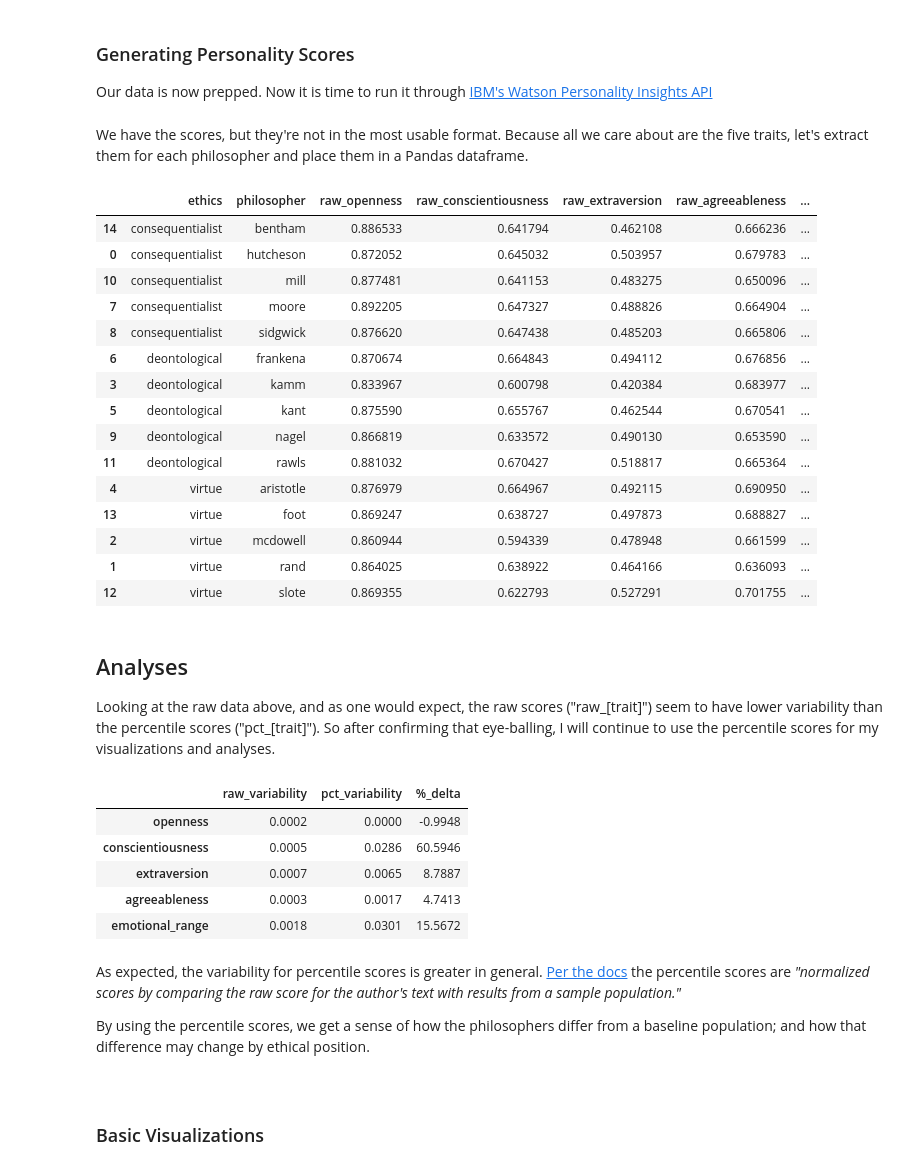
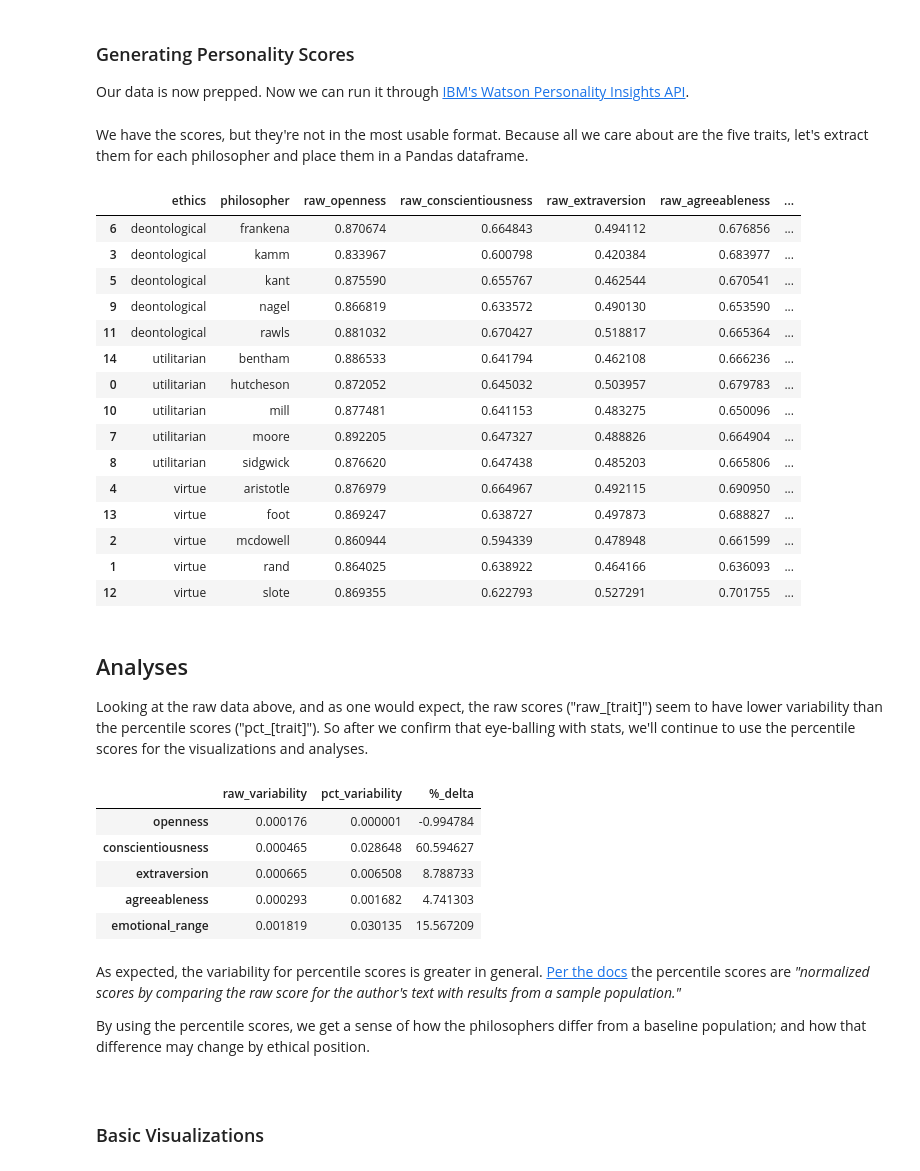
Before and after one commit to josh-hm/philosopher_personalities, a Jupyter notebook: philosopher_personality_analysis.ipynb, the cells around one changed output. Cells and saved outputs as stored; diff of their text form; code cells hidden in the pictures.

```diff
--- a/philosopher_personality_analysis.ipynb
+++ b/philosopher_personality_analysis.ipynb
@@ -171,7 +173,7 @@ for author, start_text in start_of_text.items():
 # %% [markdown]
 ### Generating Personality Scores
 
-Our data is now prepped.  Now it is time to run it through [IBM's Watson Personality Insights API](https://www.ibm.com/watson/services/personality-insights/)
+Our data is now prepped.  Now we can run it through [IBM's Watson Personality Insights API](https://www.ibm.com/watson/services/personality-insights/).
 # %%
 import json
 import os
@@ -239,7 +238,7 @@ cols = ['ethics',
 
 virtue = ['aristotle', 'foot', 'mcdowell', 'rand', 'slote']
 deontological = ['frankena', 'kamm', 'kant', 'nagel', 'rawls']
-consequentialist = ['bentham', 'hutcheson', 'mill', 'moore', 'sidgwick']
+utilitarian = ['bentham', 'hutcheson', 'mill', 'moore', 'sidgwick']
 
 score_table = pd.DataFrame(columns=cols)
 
@@ -248,45 +247,45 @@ score_table = pd.DataFrame(columns=cols)
 for wdir, folders, files in os.walk('data/scores/'):
     files = [f for f in files if '.json' in f and f[0] != '.']
     for f_name in files:
         f_path = os.path.join(wdir, f_name)
         with open(f_path, 'r') as rj:
             scores = json.load(rj)
 
         philosopher = f_name[:-5] # removing .json extension
         ethics = np.NaN
 
         if philosopher in virtue:
             ethics = 'virtue'
         elif philosopher in deontological:
             ethics = 'deontological'
-        elif philosopher in consequentialist:
-            ethics = 'consequentialist'
+        elif philosopher in utilitarian:
+            ethics = 'utilitarian'
 
         flattened_data = {'philosopher' : philosopher,
                           'ethics': ethics}
 
         for trait in scores['personality']:
             trait_name = trait['name'].lower().replace(' ', '_')
             flattened_data['raw_' + trait_name] = trait['raw_score']
             flattened_data['pct_' + trait_name] = trait['percentile']
 
         score_table = score_table.append(flattened_data, ignore_index=True)
 
 score_table.to_csv('data/scores/score_table.csv', index=False)
 
 score_table.sort_values(by=['ethics', 'philosopher'])
 # %% [output]
 |  | ethics | philosopher | raw_openness | raw_conscientiousness | raw_extraversion | raw_agreeableness | ... |
-| 14 | consequentialist | bentham | 0.886533 | 0.641794 | 0.462108 | 0.666236 | ... |
-| 0 | consequentialist | hutcheson | 0.872052 | 0.645032 | 0.503957 | 0.679783 | ... |
-| 10 | consequentialist | mill | 0.877481 | 0.641153 | 0.483275 | 0.650096 | ... |
-| 7 | consequentialist | moore | 0.892205 | 0.647327 | 0.488826 | 0.664904 | ... |
-| 8 | consequentialist | sidgwick | 0.876620 | 0.647438 | 0.485203 | 0.665806 | ... |
 | 6 | deontological | frankena | 0.870674 | 0.664843 | 0.494112 | 0.676856 | ... |
 | 3 | deontological | kamm | 0.833967 | 0.600798 | 0.420384 | 0.683977 | ... |
 | 5 | deontological | kant | 0.875590 | 0.655767 | 0.462544 | 0.670541 | ... |
 | 9 | deontological | nagel | 0.866819 | 0.633572 | 0.490130 | 0.653590 | ... |
 | 11 | deontological | rawls | 0.881032 | 0.670427 | 0.518817 | 0.665364 | ... |
+| 14 | utilitarian | bentham | 0.886533 | 0.641794 | 0.462108 | 0.666236 | ... |
+| 0 | utilitarian | hutcheson | 0.872052 | 0.645032 | 0.503957 | 0.679783 | ... |
+| 10 | utilitarian | mill | 0.877481 | 0.641153 | 0.483275 | 0.650096 | ... |
+| 7 | utilitarian | moore | 0.892205 | 0.647327 | 0.488826 | 0.664904 | ... |
+| 8 | utilitarian | sidgwick | 0.876620 | 0.647438 | 0.485203 | 0.665806 | ... |
 | 4 | virtue | aristotle | 0.876979 | 0.664967 | 0.492115 | 0.690950 | ... |
 | 13 | virtue | foot | 0.869247 | 0.638727 | 0.497873 | 0.688827 | ... |
 | 2 | virtue | mcdowell | 0.860944 | 0.594339 | 0.478948 | 0.661599 | ... |
@@ -295,7 +294,7 @@ score_table.sort_values(by=['ethics', 'philosopher'])
 # %% [markdown]
 ## Analyses
 
-Looking at the raw data above, and as one would expect, the raw scores ("raw\_\[trait\]") seem to have lower variability than the percentile scores ("pct\_\[trait\]").  So after confirming that eye-balling, I will continue to use the percentile scores for my visualizations and analyses.
+Looking at the raw data above, and as one would expect, the raw scores ("raw\_\[trait\]") seem to have lower variability than the percentile scores ("pct\_\[trait\]").  So after we confirm that eye-balling with stats, we'll continue to use the percentile scores for the visualizations and analyses.
 # %%
 import pandas as pd
 
@@ -324,14 +323,14 @@ variability_table['raw_variability'] = raw_variability
 variability_table['pct_variability'] = pct_variability
 variability_table['%_delta'] = (pct_variability - raw_variability) / raw_variability
 
-variability_table.style.set_precision(4)
+variability_table.style.set_precision(6)
 # %% [output]
 |  | raw_variability | pct_variability | %_delta |
-| openness | 0.0002 | 0.0000 | -0.9948 |
-| conscientiousness | 0.0005 | 0.0286 | 60.5946 |
-| extraversion | 0.0007 | 0.0065 | 8.7887 |
-| agreeableness | 0.0003 | 0.0017 | 4.7413 |
-| emotional_range | 0.0018 | 0.0301 | 15.5672 |
+| openness | 0.000176 | 0.000001 | -0.994784 |
+| conscientiousness | 0.000465 | 0.028648 | 60.594627 |
+| extraversion | 0.000665 | 0.006508 | 8.788733 |
+| agreeableness | 0.000293 | 0.001682 | 4.741303 |
+| emotional_range | 0.001819 | 0.030135 | 15.567209 |
 # %% [markdown]
 As expected, the variability for percentile scores is greater in general. [Per the docs](https://cloud.ibm.com/docs/personality-insights?topic=personality-insights-numeric#percentiles) the percentile scores are _"normalized scores by comparing the raw score for the author's text with results from a sample population."_
 
```
Also changed, not shown: parts of 37 cells of this notebook, 55 other files.
